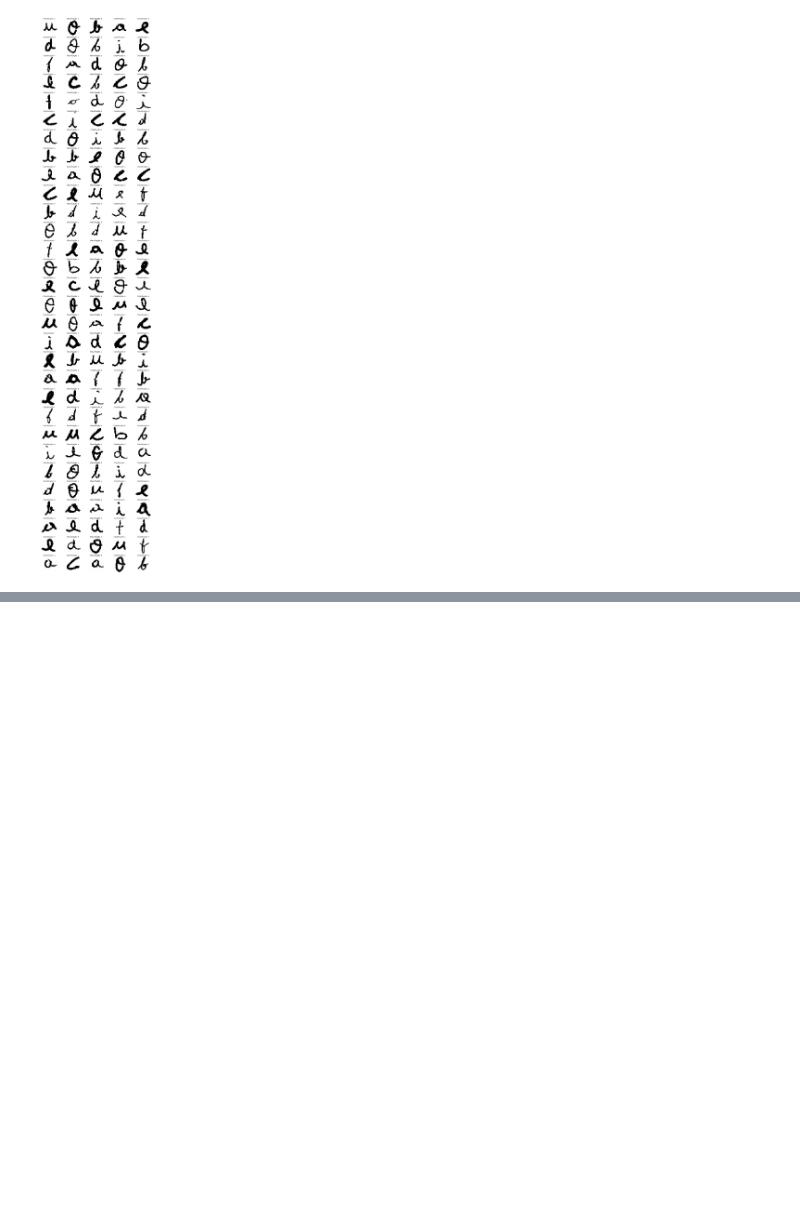
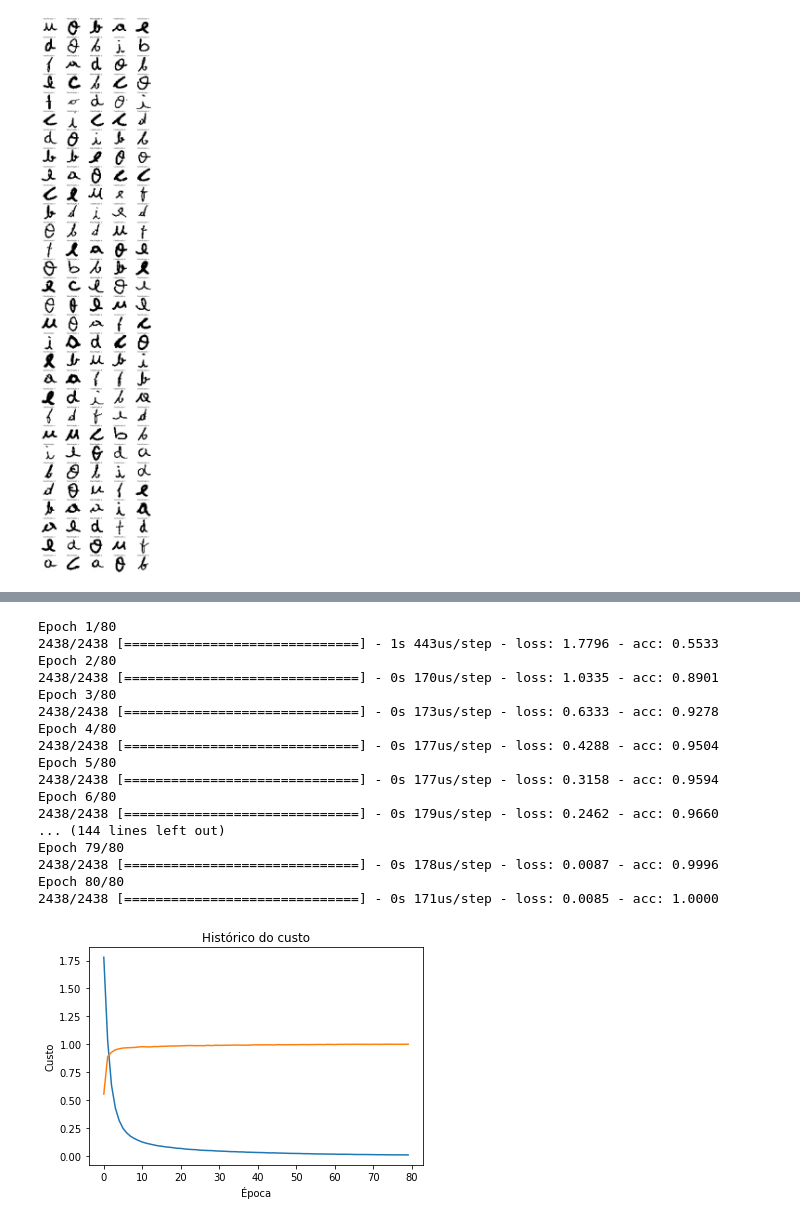
Before and after one commit to victorers1/DCA0204-ProcessamentoDigitalDeSinais, a Jupyter notebook: Unidade 3/Banco de Vogais para Treinamento.ipynb, the cells around one changed output, grey strips where cells are left out. Drawn from its saved outputs; the diff is of its cells as text; code cells hidden in the pictures; blank space fills up the shorter version.

```diff
--- a/Unidade 3/Banco de Vogais para Treinamento.ipynb
+++ b/Unidade 3/Banco de Vogais para Treinamento.ipynb
@@ -434,0 +479,37 @@ plt.show()
+# %%
+x = ks.utils.normalize(x, axis=1)
+
+x_treino, x_teste, y_treino, y_teste = sk.train_test_split(x,y, test_size=0.10, random_state=42)
+
+model = ks.models.Sequential()
+model.add(ks.layers.Flatten())
+model.add(ks.layers.Dense(128, activation='sigmoid'))
+model.add(ks.layers.Dense(9, activation='softmax'))
+model.compile(optimizer='adadelta', loss='sparse_categorical_crossentropy', metrics=['accuracy'])
+
+monitor = ks.callbacks.EarlyStopping(monitor='loss', min_delta=0, patience=2, verbose=0, mode='auto')
+H = model.fit(x_treino, y_treino, epochs=80, batch_size=20, callbacks=[monitor])  #
+
+plt.plot(H.history['loss'])
+plt.plot(H.history['acc'])
+plt.title('Histórico do custo')
+plt.xlabel('Época'), plt.ylabel('Custo'); plt.show()
+# %% [output]
+Epoch 1/80
+2438/2438 [==============================] - 1s 443us/step - loss: 1.7796 - acc: 0.5533
+Epoch 2/80
+2438/2438 [==============================] - 0s 170us/step - loss: 1.0335 - acc: 0.8901
+Epoch 3/80
+2438/2438 [==============================] - 0s 173us/step - loss: 0.6333 - acc: 0.9278
+Epoch 4/80
+2438/2438 [==============================] - 0s 177us/step - loss: 0.4288 - acc: 0.9504
+Epoch 5/80
+2438/2438 [==============================] - 0s 177us/step - loss: 0.3158 - acc: 0.9594
+Epoch 6/80
+2438/2438 [==============================] - 0s 179us/step - loss: 0.2462 - acc: 0.9660
+... (144 lines left out)
+Epoch 79/80
+2438/2438 [==============================] - 0s 178us/step - loss: 0.0087 - acc: 0.9996
+Epoch 80/80
+2438/2438 [==============================] - 0s 171us/step - loss: 0.0085 - acc: 1.0000
+[figure, added]
```
Also changed, not shown: parts of 23 cells of this notebook, 2 other files.
